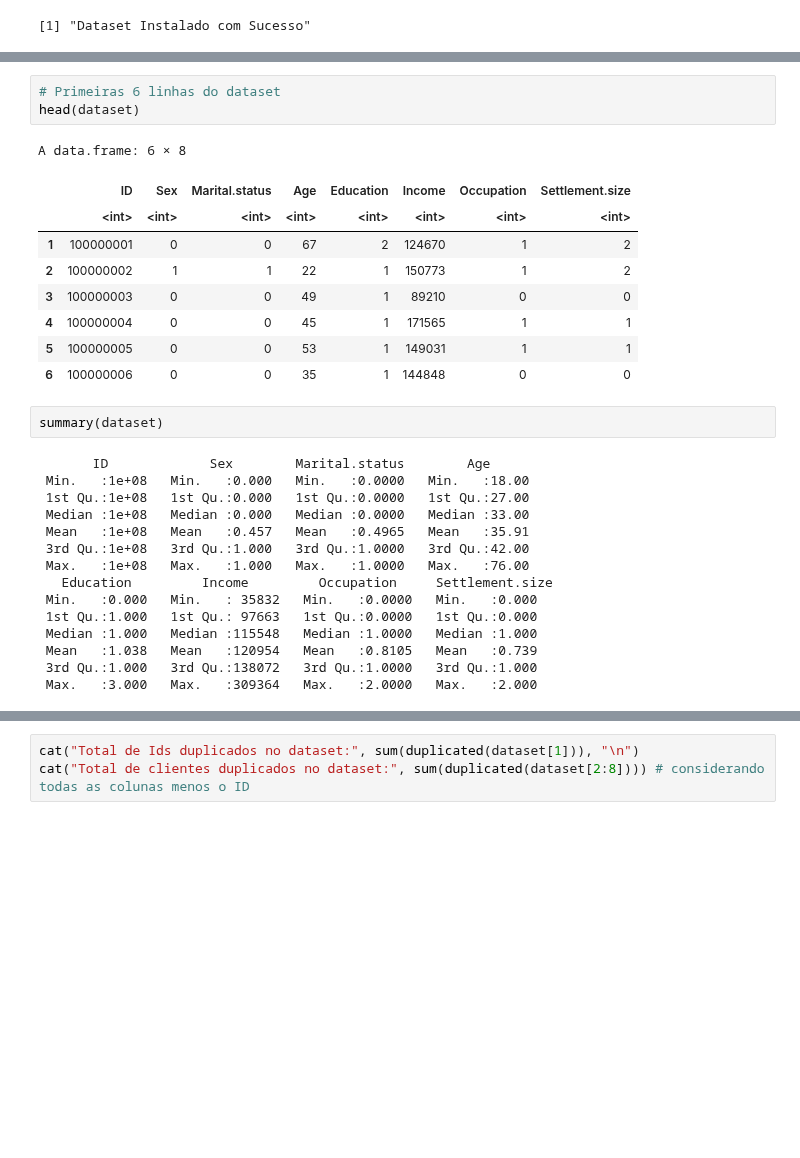
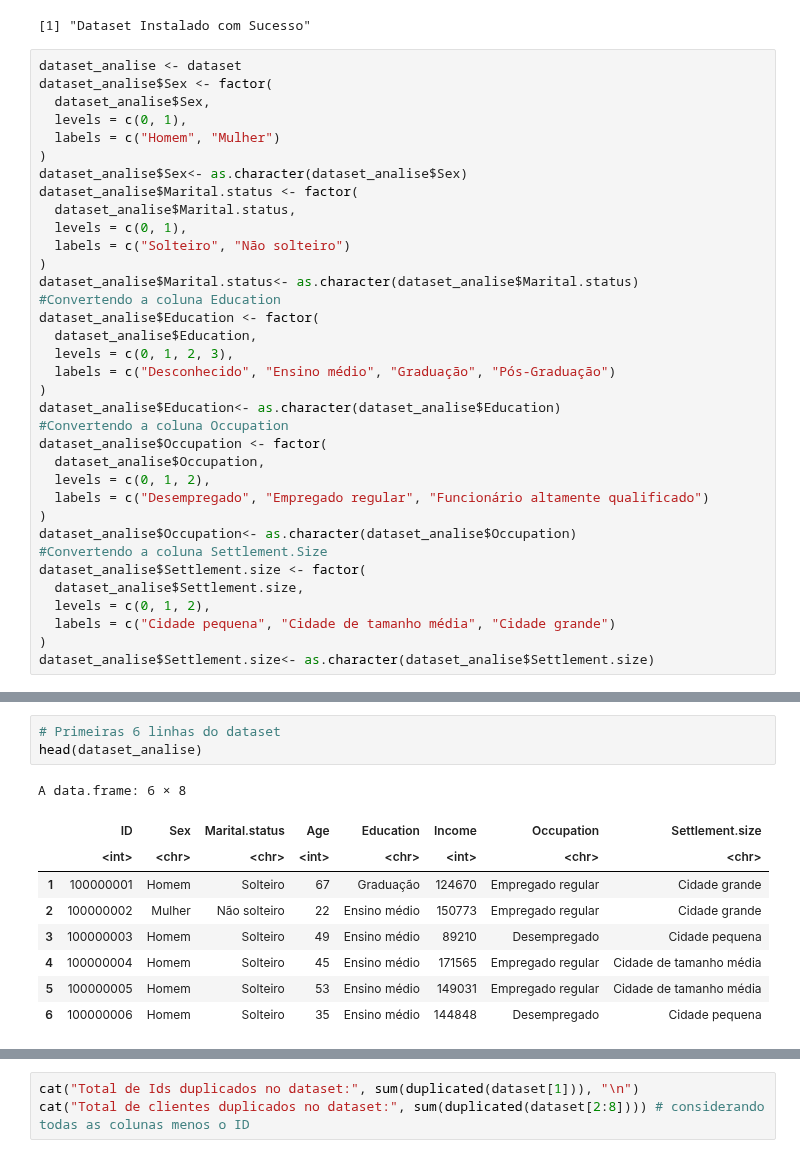
Before and after one commit to ThAlvesM/Kmean_2026-1, a Jupyter notebook: Kmean_2026-1.ipynb, the cells around one changed output, grey strips where cells are left out. Saved outputs shown, nothing was run; the diff lists cells and outputs as text; blank space fills up the shorter version.

Commit message:
Finaiza análise bivariada e tira encoding do dataset

```diff
--- a/Kmean_2026-1.ipynb
+++ b/Kmean_2026-1.ipynb
@@ -83,5 +77,40 @@ dataset <- read.csv ("segmentation_data.csv", header = TRUE)
 print("Dataset Instalado com Sucesso")
 # %% [output]
 [1] "Dataset Instalado com Sucesso"
+# %%
+dataset_analise <- dataset
+dataset_analise$Sex <- factor(
+  dataset_analise$Sex,
+  levels = c(0, 1),
+  labels = c("Homem", "Mulher")
+)
+dataset_analise$Sex<- as.character(dataset_analise$Sex)
+dataset_analise$Marital.status <- factor(
+  dataset_analise$Marital.status,
+  levels = c(0, 1),
+  labels = c("Solteiro", "Não solteiro")
+)
+dataset_analise$Marital.status<- as.character(dataset_analise$Marital.status)
+#Convertendo a coluna Education
+dataset_analise$Education <- factor(
+  dataset_analise$Education,
+  levels = c(0, 1, 2, 3),
+  labels = c("Desconhecido", "Ensino médio", "Graduação", "Pós-Graduação")
+)
+dataset_analise$Education<- as.character(dataset_analise$Education)
+#Convertendo a coluna Occupation
+dataset_analise$Occupation <- factor(
+  dataset_analise$Occupation,
+  levels = c(0, 1, 2),
+  labels = c("Desempregado", "Empregado regular", "Funcionário altamente qualificado")
+)
+dataset_analise$Occupation<- as.character(dataset_analise$Occupation)
+#Convertendo a coluna Settlement.Size
+dataset_analise$Settlement.size <- factor(
+  dataset_analise$Settlement.size,
+  levels = c(0, 1, 2),
+  labels = c("Cidade pequena", "Cidade de tamanho média", "Cidade grande")
+)
+dataset_analise$Settlement.size<- as.character(dataset_analise$Settlement.size)
 # %%
 # Exibindo a quantidade de linhas e colunas do dataset, respectivamente
@@ -90,34 +119,17 @@ dim(dataset)
 [1] 2000    8
 # %%
 # Primeiras 6 linhas do dataset
-head(dataset)
+head(dataset_analise)
 # %% [output]
 A data.frame: 6 × 8
 |  | ID | Sex | Marital.status | Age | Education | Income | Occupation | Settlement.size |
-|  | <int> | <int> | <int> | <int> | <int> | <int> | <int> | <int> |
-| 1 | 100000001 | 0 | 0 | 67 | 2 | 124670 | 1 | 2 |
-| 2 | 100000002 | 1 | 1 | 22 | 1 | 150773 | 1 | 2 |
-| 3 | 100000003 | 0 | 0 | 49 | 1 | 89210 | 0 | 0 |
-| 4 | 100000004 | 0 | 0 | 45 | 1 | 171565 | 1 | 1 |
-| 5 | 100000005 | 0 | 0 | 53 | 1 | 149031 | 1 | 1 |
-| 6 | 100000006 | 0 | 0 | 35 | 1 | 144848 | 0 | 0 |
+|  | <int> | <chr> | <chr> | <int> | <chr> | <int> | <chr> | <chr> |
+| 1 | 100000001 | Homem | Solteiro | 67 | Graduação | 124670 | Empregado regular | Cidade grande |
+| 2 | 100000002 | Mulher | Não solteiro | 22 | Ensino médio | 150773 | Empregado regular | Cidade grande |
+| 3 | 100000003 | Homem | Solteiro | 49 | Ensino médio | 89210 | Desempregado | Cidade pequena |
+| 4 | 100000004 | Homem | Solteiro | 45 | Ensino médio | 171565 | Empregado regular | Cidade de tamanho média |
+| 5 | 100000005 | Homem | Solteiro | 53 | Ensino médio | 149031 | Empregado regular | Cidade de tamanho média |
+| 6 | 100000006 | Homem | Solteiro | 35 | Ensino médio | 144848 | Desempregado | Cidade pequena |
-# %%
-summary(dataset)
-# %% [output]
-       ID             Sex        Marital.status        Age
- Min.   :1e+08   Min.   :0.000   Min.   :0.0000   Min.   :18.00
- 1st Qu.:1e+08   1st Qu.:0.000   1st Qu.:0.0000   1st Qu.:27.00
- Median :1e+08   Median :0.000   Median :0.0000   Median :33.00
- Mean   :1e+08   Mean   :0.457   Mean   :0.4965   Mean   :35.91
- 3rd Qu.:1e+08   3rd Qu.:1.000   3rd Qu.:1.0000   3rd Qu.:42.00
- Max.   :1e+08   Max.   :1.000   Max.   :1.0000   Max.   :76.00
-   Education         Income         Occupation     Settlement.size
- Min.   :0.000   Min.   : 35832   Min.   :0.0000   Min.   :0.000
- 1st Qu.:1.000   1st Qu.: 97663   1st Qu.:0.0000   1st Qu.:0.000
- Median :1.000   Median :115548   Median :1.0000   Median :1.000
- Mean   :1.038   Mean   :120954   Mean   :0.8105   Mean   :0.739
- 3rd Qu.:1.000   3rd Qu.:138072   3rd Qu.:1.0000   3rd Qu.:1.000
- Max.   :3.000   Max.   :309364   Max.   :2.0000   Max.   :2.000
 # %%
 info_colun_num <- function(c){
   cat("Tipo:", typeof(c), "| NAs:", sum(is.na(c) | c == ""), "| Únicos:", n_distinct(c), "\n")
```
Also changed, not shown: parts of 21 cells of this notebook.
